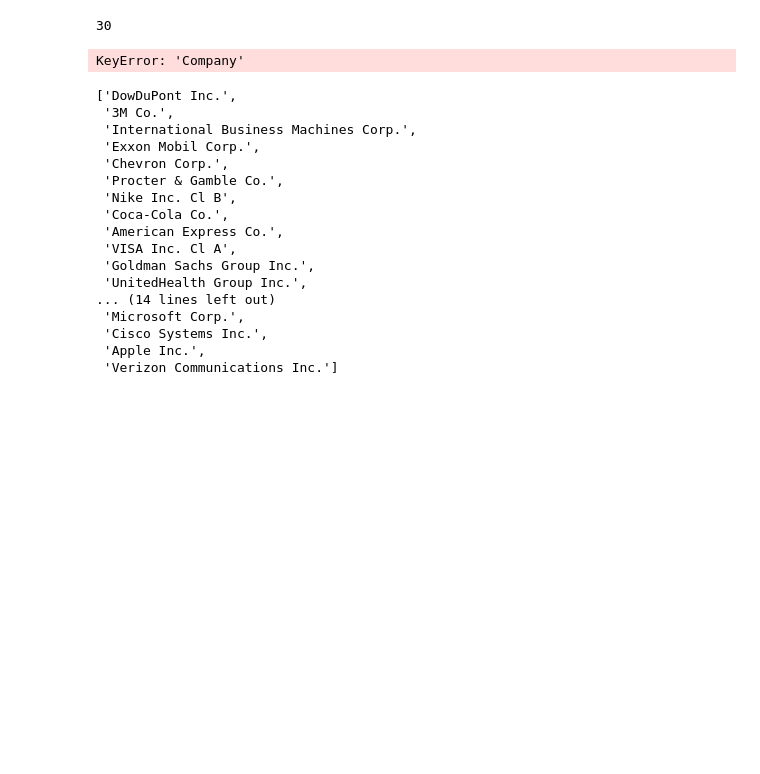
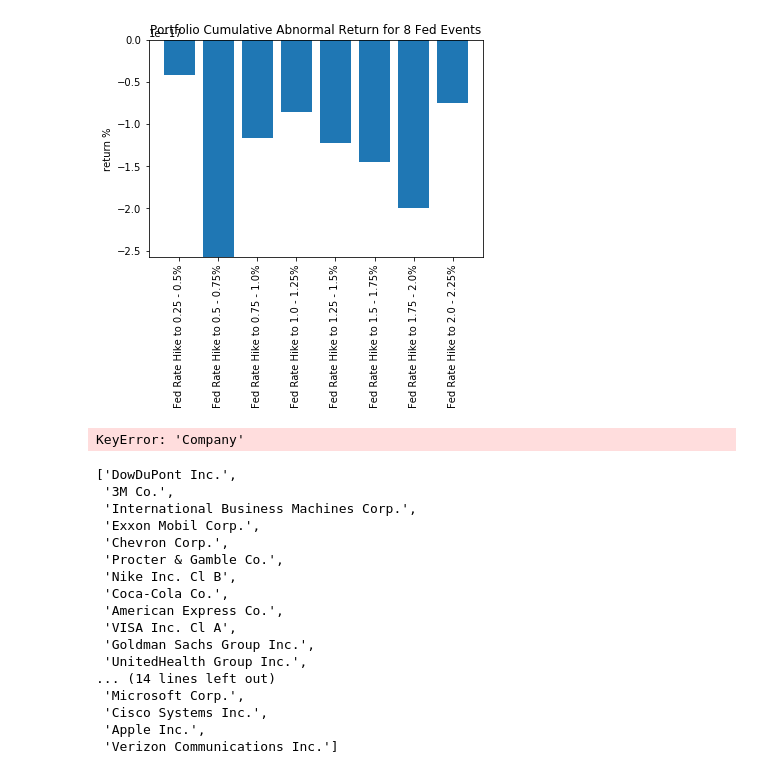
Before and after one commit to Amberyunzhu/Tools-Project-ROESM, a Jupyter notebook: Project_non_OOP_dataset_visual_complete.ipynb, the cells around one changed output. Drawn from its saved outputs; the diff is of its cells as text; code cells hidden in the pictures; blank space fills up the shorter version.

```diff
--- a/Project_non_OOP_dataset_visual_complete.ipynb
+++ b/Project_non_OOP_dataset_visual_complete.ipynb
@@ -164,9 +163,0 @@ plt.show()
-# %%
-num_fed_events = len(fed_eventdate_set)
-num_trade_events = len(trade_eventdate_set)
-labels = ['federal', 'trade disputs']
-X = [num_fed_events, num_trade_events]
-fig = plt.figure()
-plt.pie(X, labels = labels,autopct = '%1.1f%%')
-plt.title('Event Composition')
-plt.show()
@@ -284,9 +234,12 @@ eventdate_set
-# %%
-num_fed_events = len(eventdate_set) #8
-num_us_stock = len(industry)/num_fed_events #30
-int(num_us_stock)
-# %% [output]
-30
+# %%
+plt.bar(list(range(8)),fed_cumu_ab_ret_per_event, align='center')
+plt.xticks(list(range(8)), fed_event_list)
+plt.xticks(rotation=90)
+plt.title("Portfolio Cumulative Abnormal Return for 8 Fed Events")
+plt.ylabel('return %');
+plt.show()
+# %% [output]
+[figure, added]
 # %%
 num_fed_events = len(eventdate_set) #8
 num_us_stock = len(industry)/num_fed_events #30
```
Also changed, not shown: parts of 7 cells of this notebook.
